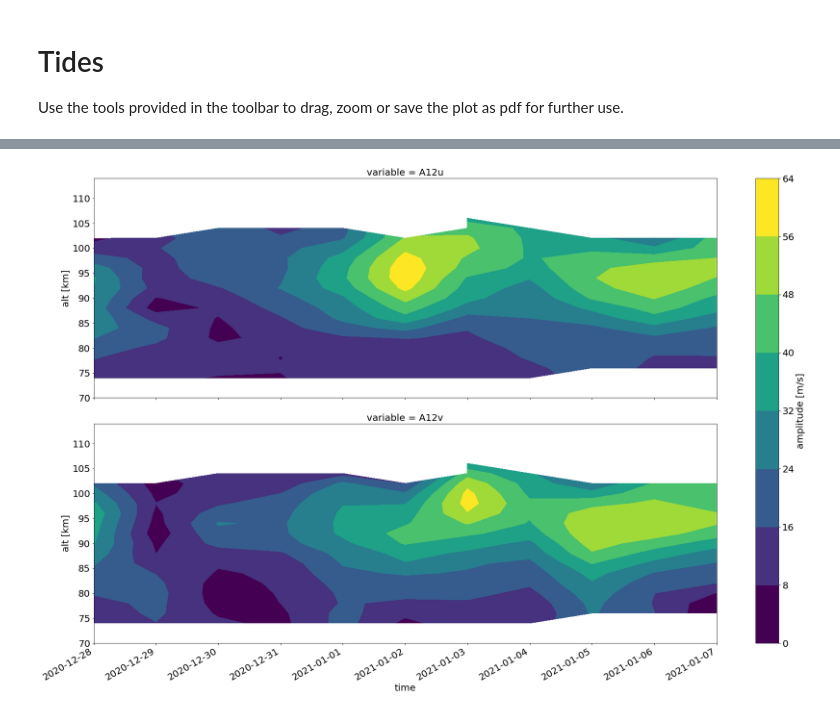
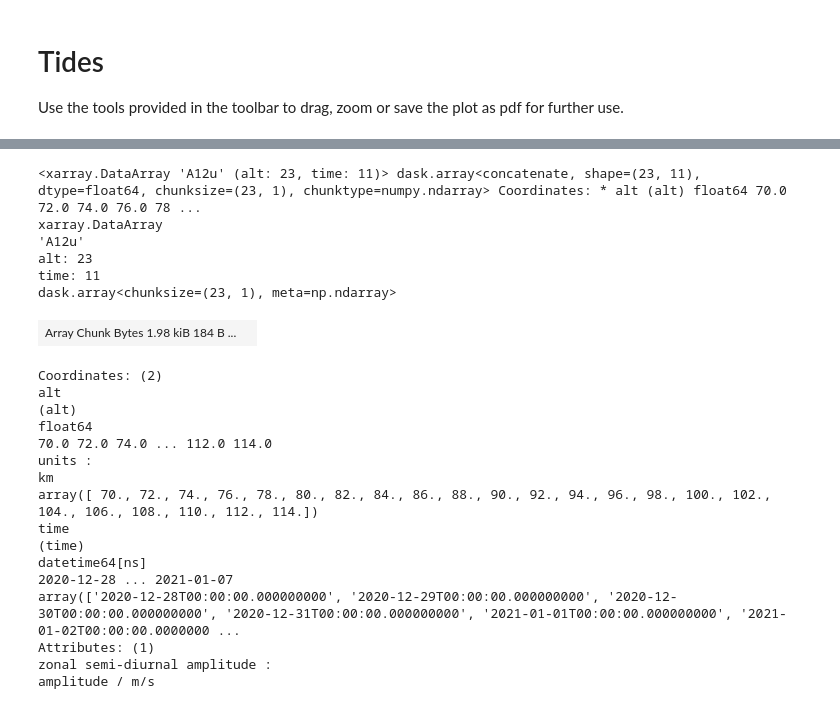
Before and after one commit to VACILT/MA_visualization, a Jupyter notebook: book/tides.ipynb, the cells around one changed output, grey strips where cells are left out. Saved outputs shown, nothing was run; the diff lists cells and outputs as text; code cells hidden in the pictures.

```diff
--- a/book/tides.ipynb
+++ b/book/tides.ipynb
@@ -16,21 +16,38 @@ import pandas as pd
 # %%
 root_path = '/project/MA_vis/MA_visualization/data/'
 cascade_infiles = sorted(glob.glob(f'{root_path}*.h5'))
-ds_info = xr.open_dataset(cascade_infiles[0],group ='info',engine='netcdf4')
+ds_info = xr.open_dataset(cascade_infiles[0],group ='info', engine='netcdf4')
 ds_info['date']
-ds_tides = xr.open_mfdataset(cascade_infiles[0:11], concat_dim=['phony_dim_7'],group ='tides', combine = 'nested',engine='netcdf4')
+ds_tides = xr.open_mfdataset(cascade_infiles[0:11], concat_dim=['phony_dim_7'],group ='tides', combine = 'nested', engine='netcdf4')
 ds_tides = ds_tides.rename({'phony_dim_6': 'alt','phony_dim_7': 'time'})
 ds_tides['alt'] = ds_info['alt'].squeeze().values
 ds_tides['alt'].attrs['units'] = 'km'
 restr = lambda x: int(x[0])
 year, month, day = map(restr, ds_info['date'].values)
 ds_tides['time']=pd.date_range(f'{year}-{month:02d}-{day:02d}', periods = len(cascade_infiles)-1)
+ds_tides['A12u']
+# %% [output]
+<xarray.DataArray 'A12u' (alt: 23, time: 11)> dask.array<concatenate, shape=(23, 11), dtype=float64, chunksize=(23, 1), chunktype=numpy.ndarray> Coordinates: * alt (alt) float64 70.0 72.0 74.0 76.0 78 ...
+xarray.DataArray
+'A12u'
+alt: 23
+time: 11
+dask.array<chunksize=(23, 1), meta=np.ndarray>
+| Array Chunk Bytes 1.98 kiB 184 B ... |  |
+Coordinates: (2)
+alt
+(alt)
+float64
+70.0 72.0 74.0 ... 112.0 114.0
+units :
+km
+array([ 70., 72., 74., 76., 78., 80., 82., 84., 86., 88., 90., 92., 94., 96., 98., 100., 102., 104., 106., 108., 110., 112., 114.])
+time
+(time)
+datetime64[ns]
+2020-12-28 ... 2021-01-07
+array(['2020-12-28T00:00:00.000000000', '2020-12-29T00:00:00.000000000', '2020-12-30T00:00:00.000000000', '2020-12-31T00:00:00.000000000', '2021-01-01T00:00:00.000000000', '2021-01-02T00:00:00.0000000 ...
+Attributes: (1)
+zonal semi-diurnal amplitude :
+amplitude / m/s
-# %%
-plt.rcParams.update({'font.size': 20})
-cbar_dict = dict(label = 'amplitude [m/s]')
-graph_opts = dict(cmap = 'viridis', logy = False, colorbar = True)
-graph_top=ds_tides[['A12u','A12v']].to_array().plot.contourf(x = 'time', row = 'variable', levels=10,size=8, aspect = 3,
-                                                            cbar_kwargs = cbar_dict)
-# %% [output]
-[figure, removed]
 # %%
```
Also changed, not shown: parts of 3 cells of this notebook, 7 other files.
